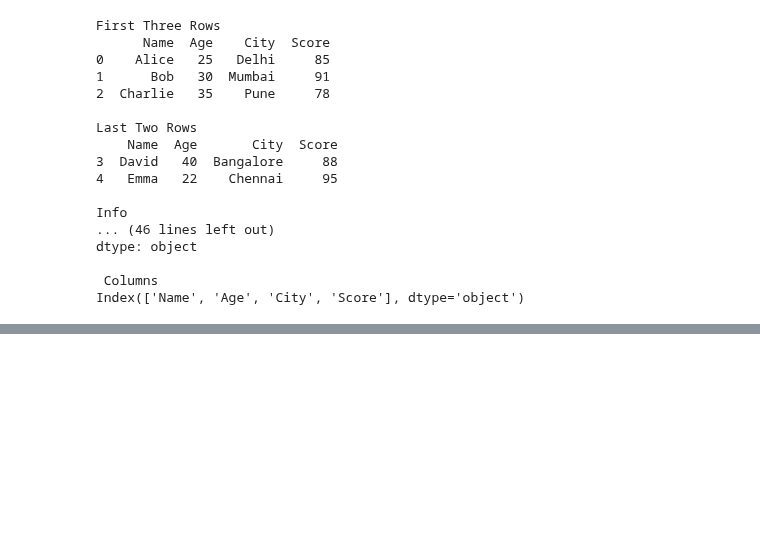
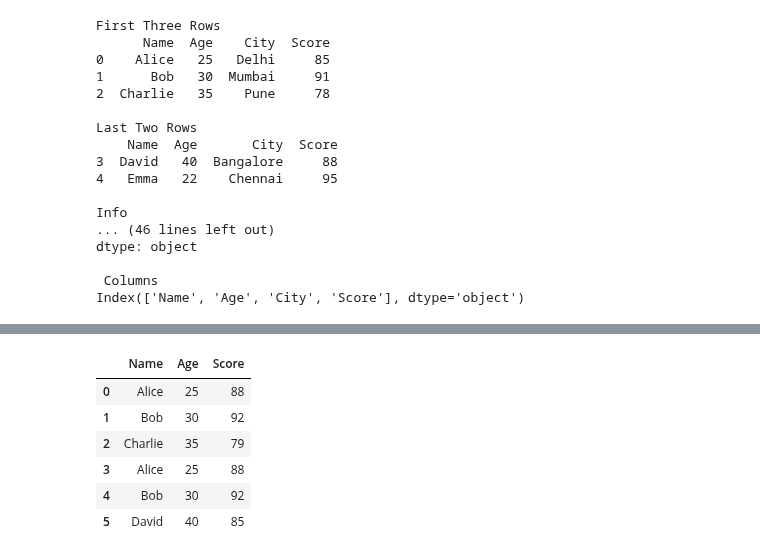
Before and after one commit to sh1vam31/Complete_DataScience, a Jupyter notebook: Pandas.ipynb, the cells around one changed output, grey strips where cells are left out. Saved outputs shown, nothing was run; the diff lists cells and outputs as text; code cells hidden in the pictures; blank space fills up the shorter version.

```diff
--- a/Pandas.ipynb
+++ b/Pandas.ipynb
@@ -292,0 +444,17 @@ Index(['Name', 'Age', 'City', 'Score'], dtype='object')
+# %%
+data = {
+    "Name": ["Alice", "Bob", "Charlie", "Alice", "Bob", "David"],
+    "Age": [25, 30, 35, 25, 30, 40],
+    "Score": [88, 92, 79, 88, 92, 85]
+}
+
+df = pd.DataFrame(data)
+df
+# %% [output]
+|  | Name | Age | Score |
+| 0 | Alice | 25 | 88 |
+| 1 | Bob | 30 | 92 |
+| 2 | Charlie | 35 | 79 |
+| 3 | Alice | 25 | 88 |
+| 4 | Bob | 30 | 92 |
+| 5 | David | 40 | 85 |
```
Also changed, not shown: parts of 16 cells of this notebook.
